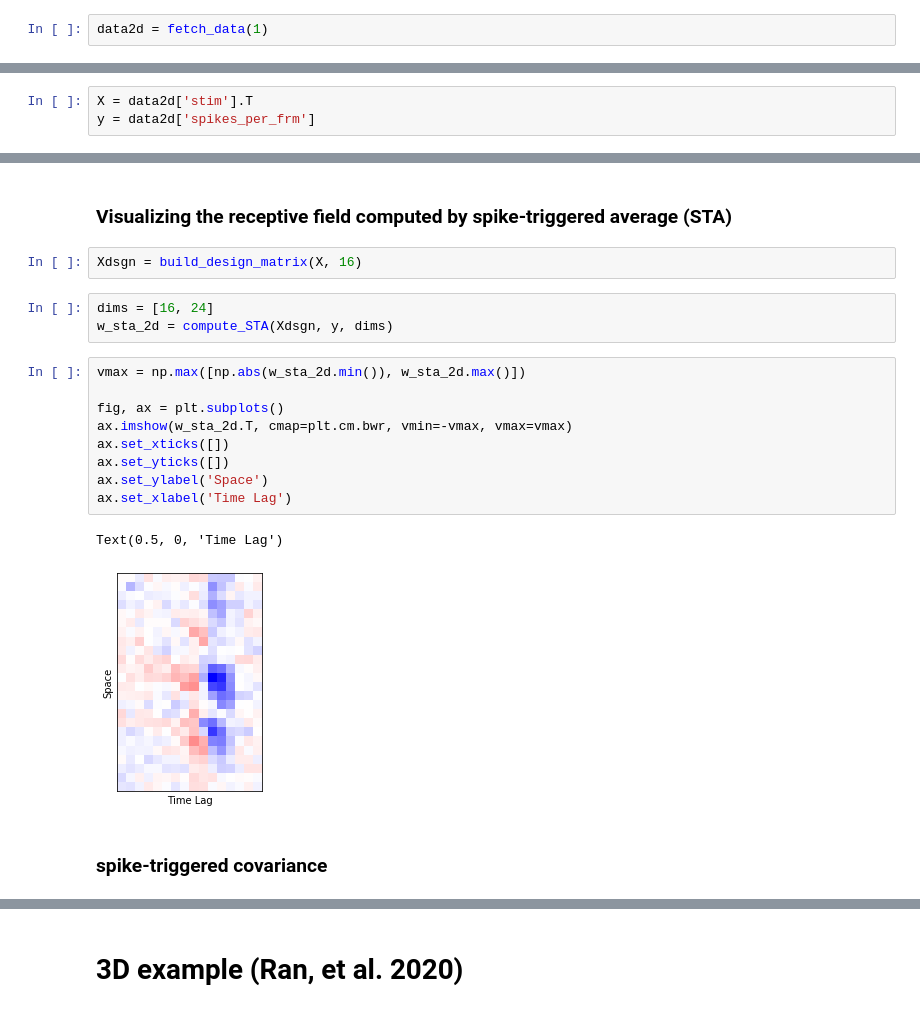
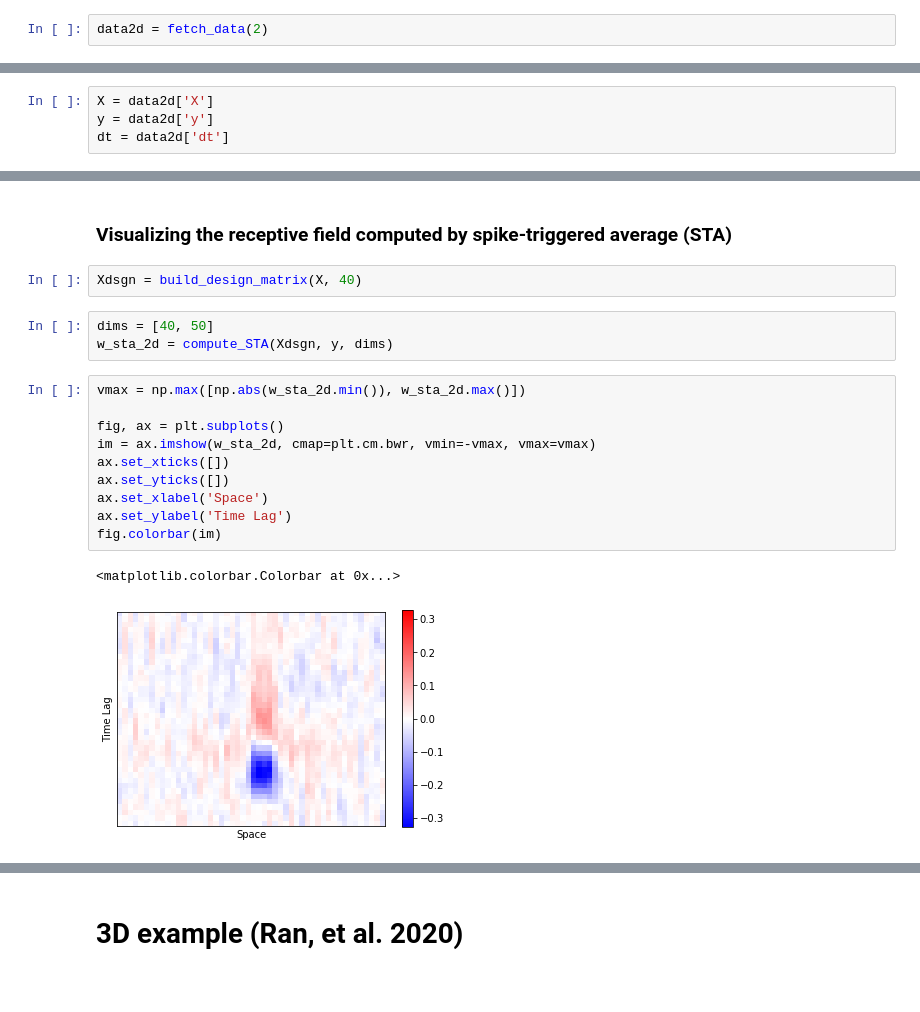
Before and after one commit to huangziwei/notebooks_RFEst, a Jupyter notebook: tutorials_igorcourse/tutorial.ipynb, the cells around one changed output, grey strips where cells are left out. Drawn from its saved outputs; the diff is of its cells as text.

```diff
--- a/tutorials_igorcourse/tutorial.ipynb
+++ b/tutorials_igorcourse/tutorial.ipynb
@@ -306,5 +326,5 @@ ax.spines['right'].set_visible(False)
 # %% [markdown]
 # 2D RF Example (Rust, et al., 2005)
 # %%
-data2d = fetch_data(1)
+data2d = fetch_data(2)
 # %% [output]
@@ -312,8 +332,9 @@ data2d = fetch_data(1)
 Loading data...
 Done.
 # %%
-X = data2d['stim'].T
-y = data2d['spikes_per_frm']
+X = data2d['X']
+y = data2d['y']
+dt = data2d['dt']
 # %% [markdown]
 The best thing about this dataset is that the X and y are already aligend.
 # %%
@@ -368,21 +411,20 @@ for j in range(10):
 # %% [markdown]
 ### Visualizing the receptive field computed by spike-triggered average (STA)
 # %%
-Xdsgn = build_design_matrix(X, 16)
+Xdsgn = build_design_matrix(X, 40)
 # %%
-dims = [16, 24]
+dims = [40, 50]
 w_sta_2d = compute_STA(Xdsgn, y, dims)
 # %%
 vmax = np.max([np.abs(w_sta_2d.min()), w_sta_2d.max()])
 
 fig, ax = plt.subplots()
-ax.imshow(w_sta_2d.T, cmap=plt.cm.bwr, vmin=-vmax, vmax=vmax)
+im = ax.imshow(w_sta_2d, cmap=plt.cm.bwr, vmin=-vmax, vmax=vmax)
 ax.set_xticks([])
 ax.set_yticks([])
-ax.set_ylabel('Space')
-ax.set_xlabel('Time Lag')
+ax.set_xlabel('Space')
+ax.set_ylabel('Time Lag')
+fig.colorbar(im)
 # %% [output]
-Text(0.5, 0, 'Time Lag')
+<matplotlib.colorbar.Colorbar at 0x...>
-[figure, old version]
+[figure, new version]
-# %% [markdown]
-### spike-triggered covariance
```
Also changed, not shown: parts of 40 cells of this notebook, 4 other files.
